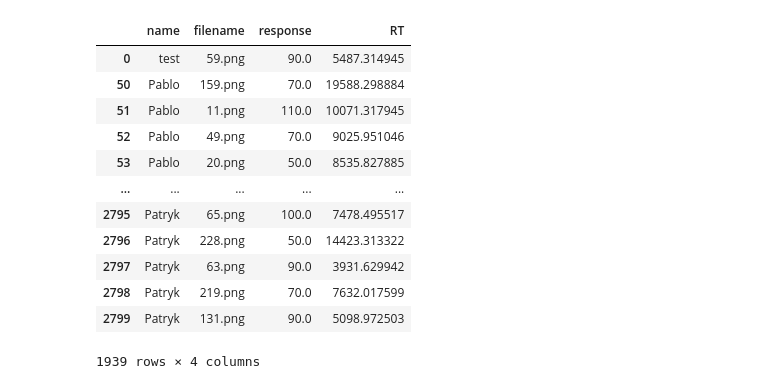
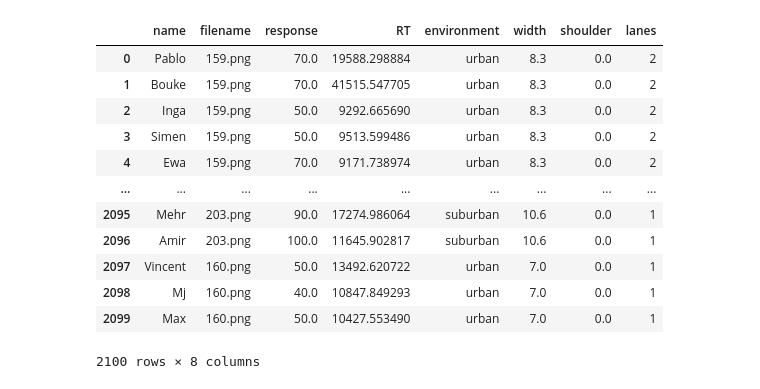
Before and after one commit to ChackMociute/Road-Width-Speed-Test, a Jupyter notebook: website/results.ipynb, the cells around one changed output. Cells and saved outputs as stored; diff of their text form; code cells hidden in the pictures.

```diff
--- a/website/results.ipynb
+++ b/website/results.ipynb
@@ -9,16 +12,22 @@ with app.app_context():
 # %%
-df.dropna()#.groupby('name').count()
+names = df.groupby('name').count()
+names = list(names[names.response < 50 | names.index.str.endswith('DEL')].index.values)
+names.extend(['Maksymilian Martys', 'Thijs'])
+df = df[~df.name.isin(names)]
+df = df.merge(pd.read_csv('app/static/data.csv', index_col=0))
-# %% [output]
-|  | name | filename | response | RT |
-| 0 | test | 59.png | 90.0 | 5487.314945 |
-| 50 | Pablo | 159.png | 70.0 | 19588.298884 |
-| 51 | Pablo | 11.png | 110.0 | 10071.317945 |
-| 52 | Pablo | 49.png | 70.0 | 9025.951046 |
-| 53 | Pablo | 20.png | 50.0 | 8535.827885 |
-| ... | ... | ... | ... | ... |
-| 2795 | Patryk | 65.png | 100.0 | 7478.495517 |
-| 2796 | Patryk | 228.png | 50.0 | 14423.313322 |
-| 2797 | Patryk | 63.png | 90.0 | 3931.629942 |
-| 2798 | Patryk | 219.png | 70.0 | 7632.017599 |
-| 2799 | Patryk | 131.png | 90.0 | 5098.972503 |
-1939 rows × 4 columns
+# %%
+df
+# %% [output]
+|  | name | filename | response | RT | environment | width | shoulder | lanes |
+| 0 | Pablo | 159.png | 70.0 | 19588.298884 | urban | 8.3 | 0.0 | 2 |
+| 1 | Bouke | 159.png | 70.0 | 41515.547705 | urban | 8.3 | 0.0 | 2 |
+| 2 | Inga | 159.png | 50.0 | 9292.665690 | urban | 8.3 | 0.0 | 2 |
+| 3 | Simen | 159.png | 50.0 | 9513.599486 | urban | 8.3 | 0.0 | 2 |
+| 4 | Ewa | 159.png | 70.0 | 9171.738974 | urban | 8.3 | 0.0 | 2 |
+| ... | ... | ... | ... | ... | ... | ... | ... | ... |
+| 2095 | Mehr | 203.png | 90.0 | 17274.986064 | suburban | 10.6 | 0.0 | 1 |
+| 2096 | Amir | 203.png | 100.0 | 11645.902817 | suburban | 10.6 | 0.0 | 1 |
+| 2097 | Vincent | 160.png | 50.0 | 13492.620722 | urban | 7.0 | 0.0 | 1 |
+| 2098 | Mj | 160.png | 40.0 | 10847.849293 | urban | 7.0 | 0.0 | 1 |
+| 2099 | Max | 160.png | 50.0 | 10427.553490 | urban | 7.0 | 0.0 | 1 |
+2100 rows × 8 columns
```
Also changed, not shown: parts of 4 cells of this notebook, 1 other file.
